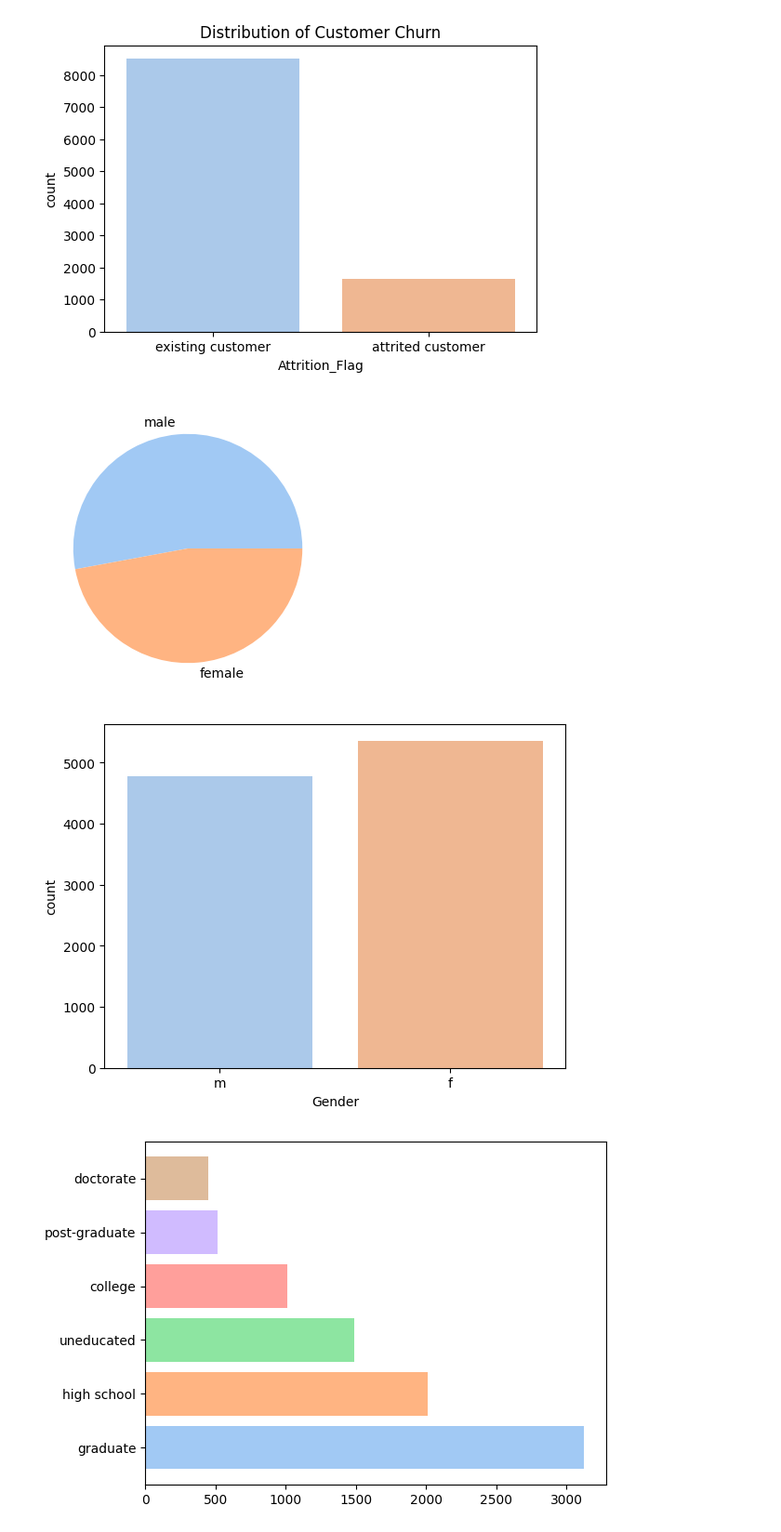
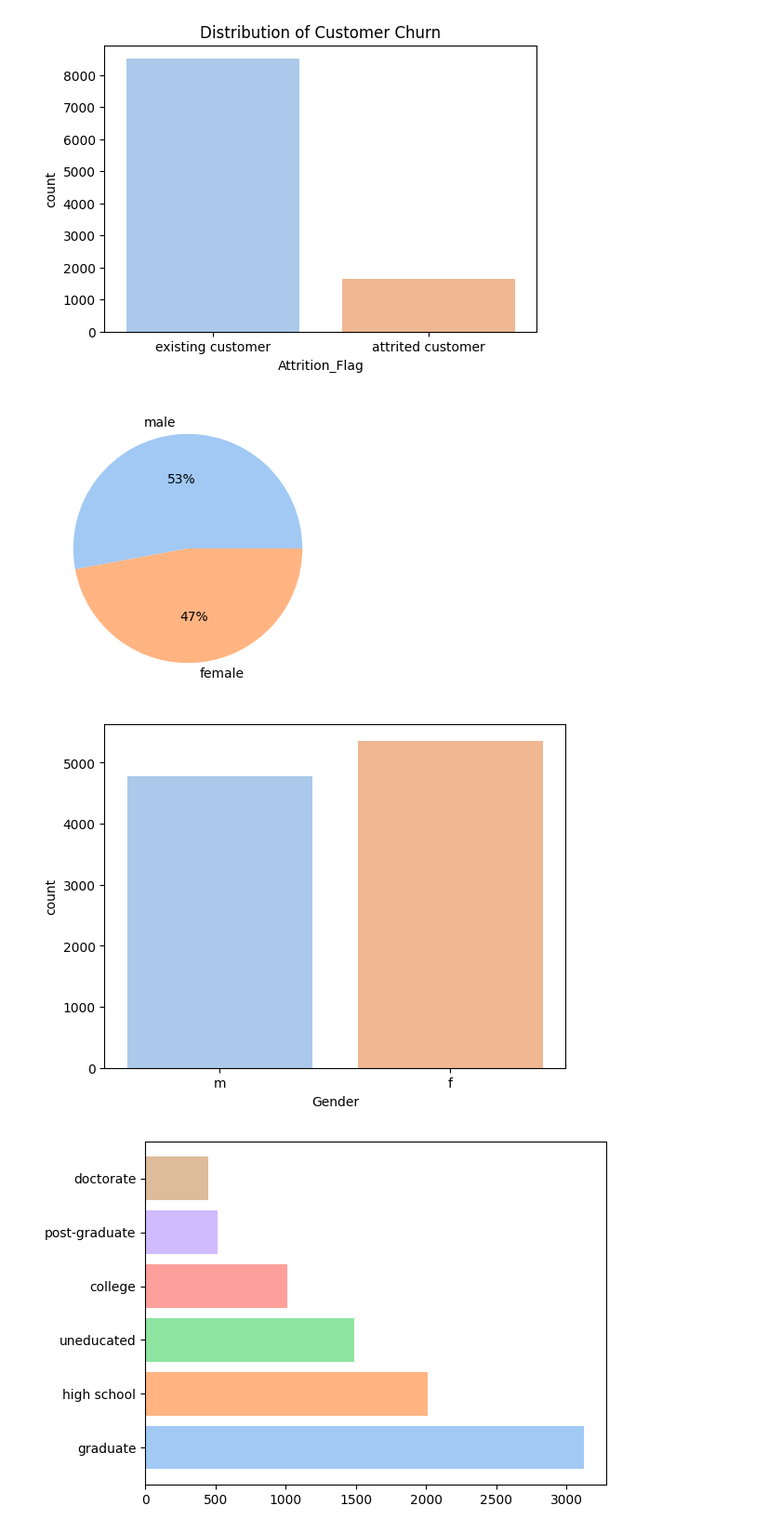
Before and after one commit to bosshussien/Bank_Customers_Analysis, a Jupyter notebook: notebook.ipynb, the cells around one changed output. Shown at 93% size. Saved outputs shown, nothing was run; the diff lists cells and outputs as text; code cells hidden in the pictures.

Commit message:
add percentage to gender pie plot

```diff
--- a/notebook.ipynb
+++ b/notebook.ipynb
@@ -202,12 +202,12 @@ count_attrited: 1627
 # %%
 # demographic spreads
 plt.figure(figsize=(6,4))
-plt.pie(df_cleaned['Gender'].value_counts().values, labels=['male','female'], colors= sns.color_palette('pastel'))
+plt.pie(df_cleaned['Gender'].value_counts().values, labels=['male','female'], colors= sns.color_palette('pastel'), autopct='%.f%%')
 plt.show()
 sns.countplot(x='Gender', data=df_cleaned, palette='pastel', hue='Gender')
 plt.show()
 # %% [output]
-[figure, old version]
+[figure, new version]
 [figure]
 # %%
 # plt.pie(df['Education_Level'].count())
```
